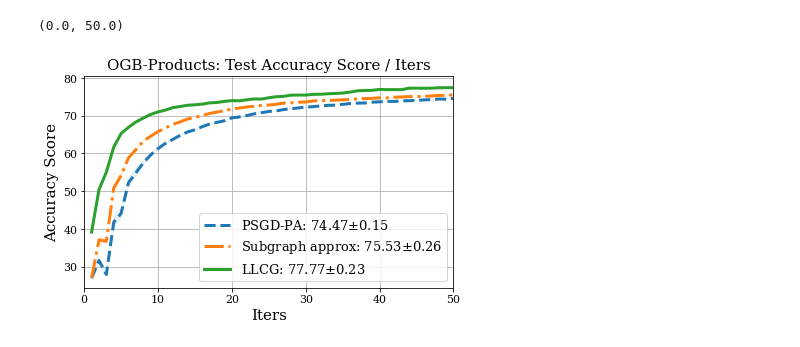
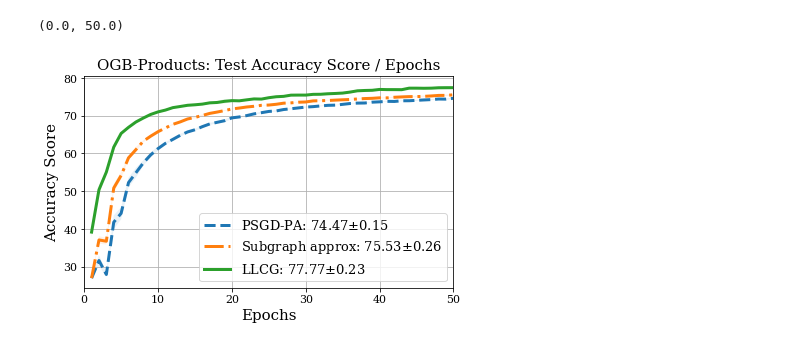
Before and after one commit to CongWeilin/LLCG-OBG-PyTorch, a Jupyter notebook: ogbn-products/draw_results.ipynb, the cells around one changed output. Drawn from its saved outputs; the diff is of its cells as text; code cells hidden in the pictures.

```diff
--- a/ogbn-products/draw_results.ipynb
+++ b/ogbn-products/draw_results.ipynb
@@ -61,33 +61,33 @@ axs.plot(x_axis, y_mean, linewidth=3, linestyle='-.',
          label='Subgraph approx: %.2f$\pm$%.2f'%(np.mean(test_results), np.std(test_results)))
 
 axs.fill_between(x_axis, y_mean-y_std, y_mean+y_std, alpha=0.1)
 #############################################
 with open('log_results_mb_ns_wo_cut_edge_corr.pkl', 'rb') as f:
     log_results = pickle.load(f)
 results_arr = np.array(log_results['results'])
 
 y_mean = np.mean(results_arr[:,:, -1] * 100, axis=0)
 y_std  = np.std(results_arr[:,:, -1] * 100, axis=0)
 x_axis = np.arange(len(y_mean))+1
 
 test_results = []
 for _epoch in np.argmax(results_arr[:, :, 1], axis=1):
     test_results += [results_arr[:, _epoch, -1]*100]
 
 axs.plot(x_axis, y_mean, linewidth=3, linestyle='-',
          label='LLCG: %.2f$\pm$%.2f'%(np.mean(test_results), np.std(test_results)))
 
 axs.fill_between(x_axis, y_mean-y_std, y_mean+y_std, alpha=0.1)
 #############################################
 
-plt.title('OGB-Products: Test Accuracy Score / Iters', fontsize=15)
-axs.set_xlabel('Iters', fontsize=15)
+plt.title('OGB-Products: Test Accuracy Score / Epochs', fontsize=15)
+axs.set_xlabel('Epochs', fontsize=15)
 axs.set_ylabel('Accuracy Score', fontsize=15)
 axs.xaxis.get_major_locator().set_params(integer=True)
 axs.grid(True)
 fig.tight_layout()
 axs.legend(fontsize=13)
 plt.xlim(0, 50)
 # %% [output]
 (0.0, 50.0)
-[figure, old version]
+[figure, new version]
```
